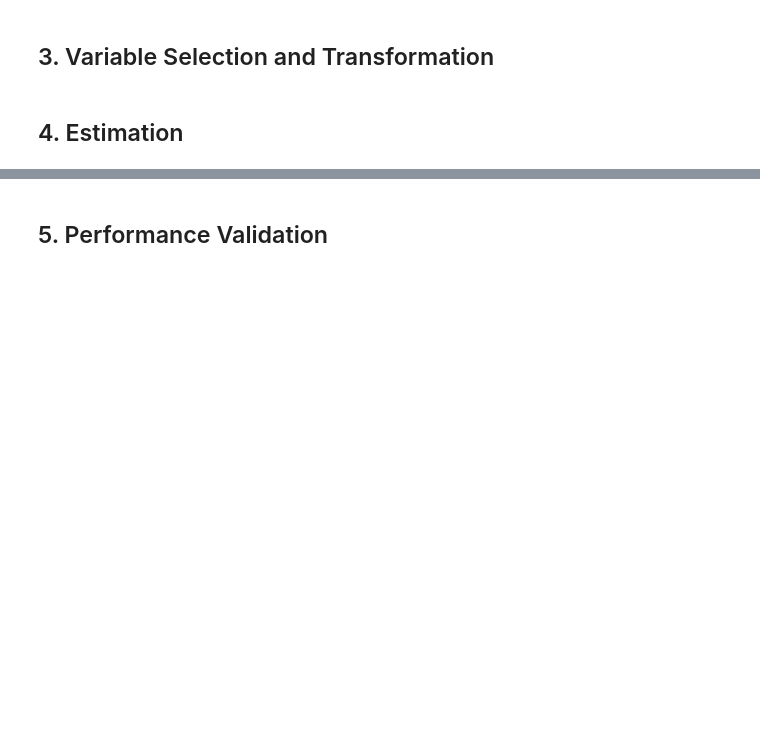
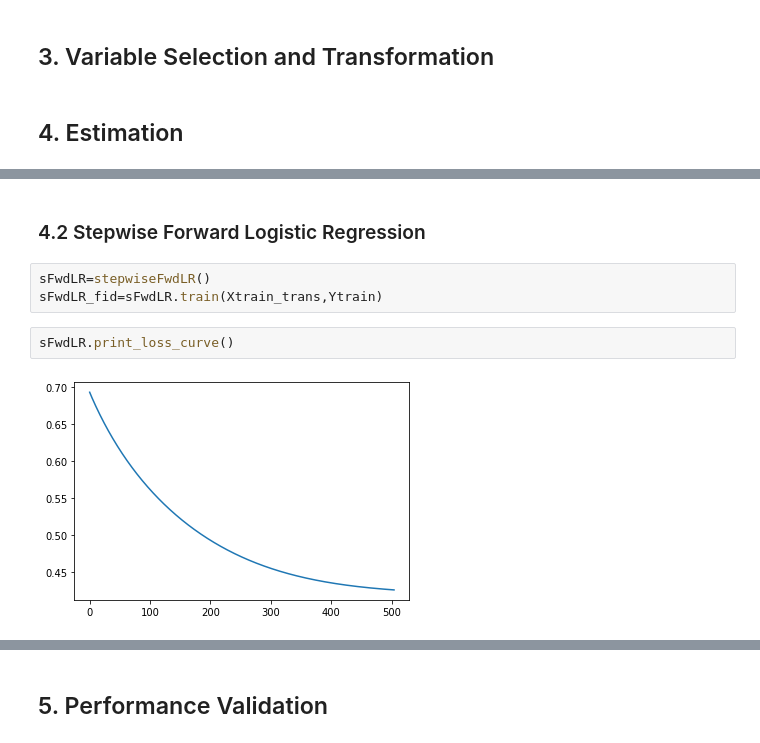
Before and after one commit to Clarence1027/quantitative-credit-scoring-model, a Jupyter notebook: report.ipynb, the cells around one changed output, grey strips where cells are left out. Drawn from its saved outputs; the diff is of its cells as text; blank space fills up the shorter version.

```diff
--- a/report.ipynb
+++ b/report.ipynb
@@ -92,0 +185,9 @@ array([[<AxesSubplot:title={'center':'V2'}>,
+# %% [markdown]
+### 4.2 Stepwise Forward Logistic Regression
+# %%
+sFwdLR=stepwiseFwdLR()
+sFwdLR_fid=sFwdLR.train(Xtrain_trans,Ytrain)
+# %%
+sFwdLR.print_loss_curve()
+# %% [output]
+[figure, added]
```
Also changed, not shown: parts of 34 cells of this notebook, 1 other file.
